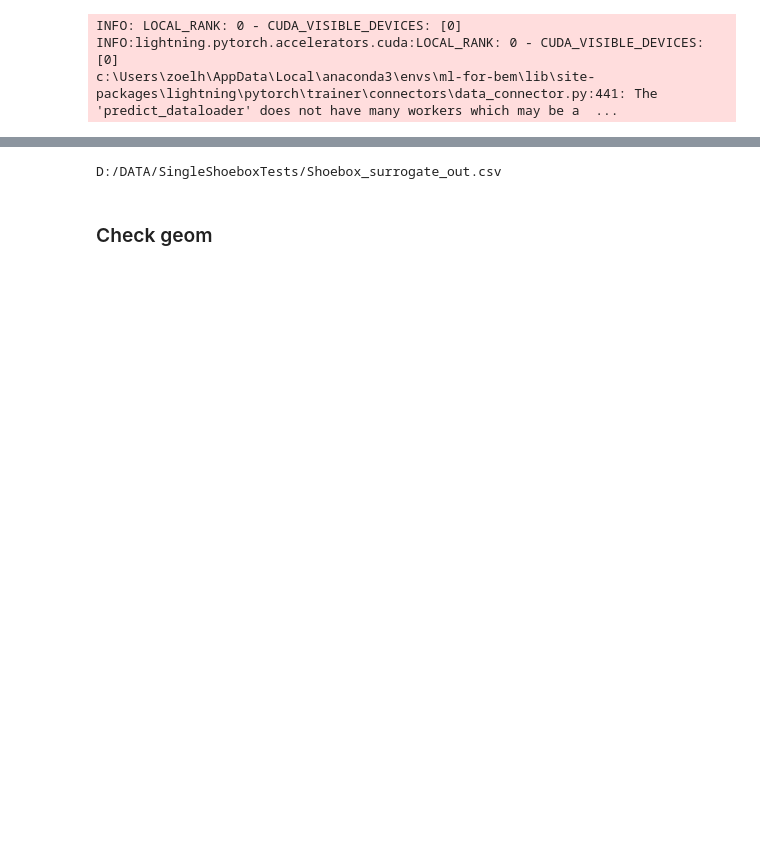
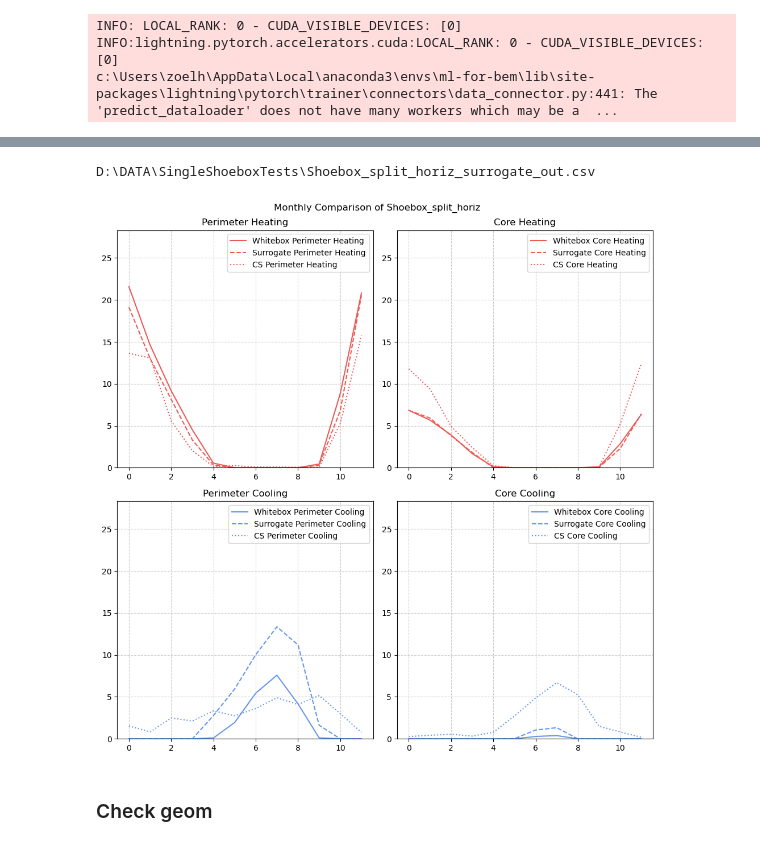
Before and after one commit to szvsw/ml-for-building-energy-modeling, a Jupyter notebook: ml-for-bem/notebooks/cs_vs_builder_vs_surrogate_shoebox.ipynb, the cells around one changed output, grey strips where cells are left out. Cells and saved outputs as stored; diff of their text form; code cells hidden in the pictures; blank space fills up the shorter version.

```diff
--- a/ml-for-bem/notebooks/cs_vs_builder_vs_surrogate_shoebox.ipynb
+++ b/ml-for-bem/notebooks/cs_vs_builder_vs_surrogate_shoebox.ipynb
@@ -54,7 +54,15 @@ INFO:lightning.pytorch.utilities.rank_zero:HPU available: False, using: 0 HPUs
 ## Test version
 # %%
 # Get grasshopper json data for config
-gh_data_dir = "D:/DATA/SingleShoeboxTests/Shoebox.json"
+data_dir = "D:/DATA/SingleShoeboxTests"
+# name = "Shoebox_split_parallel"
+name = "Shoebox_split_horiz"
+# name = "Shoebox_uniform"
+# name = "Shoebox_uniform_adiabatic"
+# name = "Shoebox_split_adiabatic"
+
+gh_data_dir = Path(data_dir) / f"{name}.json"
+gh_results_data_dir = Path(data_dir) / f"{name}_CSresults.json"
 # gh_data_dir = "D:/DATA/SingleShoeboxTests/Shoebox_sched3.json"
 with open(gh_data_dir, 'r') as f:
     gh_data = json.load(f)
@@ -152,8 +186,8 @@ Simulate
 """
 
 hourly_df, monthly_df = sb.simulate(idf=idf)
-df = sb.postprocess(monthly_df)
-annual = df.T.groupby(level=[0,1]).sum().T
+wb_shoebox_results = sb.postprocess(monthly_df)
+annual = wb_shoebox_results.T.groupby(level=[0,1]).sum().T
 annual
 # %% [output]
 INFO:shoeboxer.geometry_utils:New perimeter depth: 3.0
@@ -227,7 +259,7 @@ Name        Cooling Heating     Cooling Heating
 # %%
 # core, heating, cooling
-out_file = gh_data_dir.split(".json")[0] + "_surrogate_out.csv"
+out_file = str(gh_data_dir).split(".json")[0] + "_surrogate_out.csv"
 print(out_file)
 np.savetxt(out_file, np.resize(shoebox_predictions.to_numpy(), (4,12)), delimiter=",")
 # %% [output]
-D:/DATA/SingleShoeboxTests/Shoebox_surrogate_out.csv
+D:\DATA\SingleShoeboxTests\Shoebox_split_horiz_surrogate_out.csv
@@ -237,3 +266,40 @@ cs_idf = gh_data_dir.split(".json")[0] + ".idf"
+# %%
+with open(gh_results_data_dir, 'r') as f:
+    gh_results_data = json.load(f)
+gh_results = pd.DataFrame.from_dict(gh_results_data)
+# %%
+import matplotlib.pyplot as plt
+from matplotlib.ticker import MultipleLocator
+
+
+ix = -1
+fig, axs = plt.subplots(2,2, figsize=(10,10))
+
+for col, zone in [(0,"Perimeter"), (1,"Core")]:
+    for row, end_use, color in [(0, "Heating", "#ef5954"),( 1, "Cooling", "#6595ef" )]:
+        axs[row,col].set_title(f"{zone} {end_use}")
+        axs[row,col].plot(wb_shoebox_results[zone][end_use].values, label=f"Whitebox {zone} {end_use}", color=color)
+        axs[row,col].plot(shoebox_predictions[zone][end_use].values[ix], "--", label=f"Surrogate {zone} {end_use}", color=color)
+        axs[row,col].plot(gh_results[f"{zone}_{end_use}"], ":", label=f"CS {zone} {end_use}", color=color)
+        # legend
+        axs[row,col].legend()
+fig.tight_layout()
+absolute_max = max(axs[0, 0].get_ylim()[1], axs[1, 0].get_ylim()[1])
+grid_size = 5
+while absolute_max / grid_size > 20:
+    grid_size += 5
+for i in range(2):
+    axs[0, i].yaxis.set_major_locator(MultipleLocator(grid_size))
+    axs[0, i].grid(which='major', color='#CCCCCC', linestyle='--')
+    axs[1, i].yaxis.set_major_locator(MultipleLocator(grid_size))
+    axs[1, i].grid(which='major', color='#CCCCCC', linestyle='--')
+    axs[0, i].set_ylim([0,1.25*absolute_max])
+    axs[1, i].set_ylim([0,1.25*absolute_max])
+plt.legend()
+plt.suptitle(f"Monthly Comparison of {name}")
+fig.tight_layout()
+# %% [output]
+[figure, added]
 # %% [markdown]
 ### Check geom
 # %%
```
Also changed, not shown: parts of 17 cells of this notebook, 1 other file.
